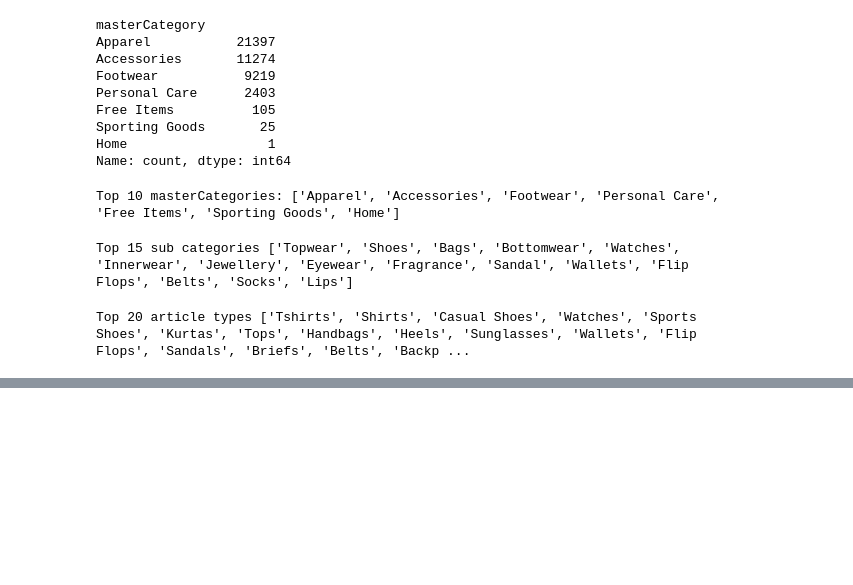
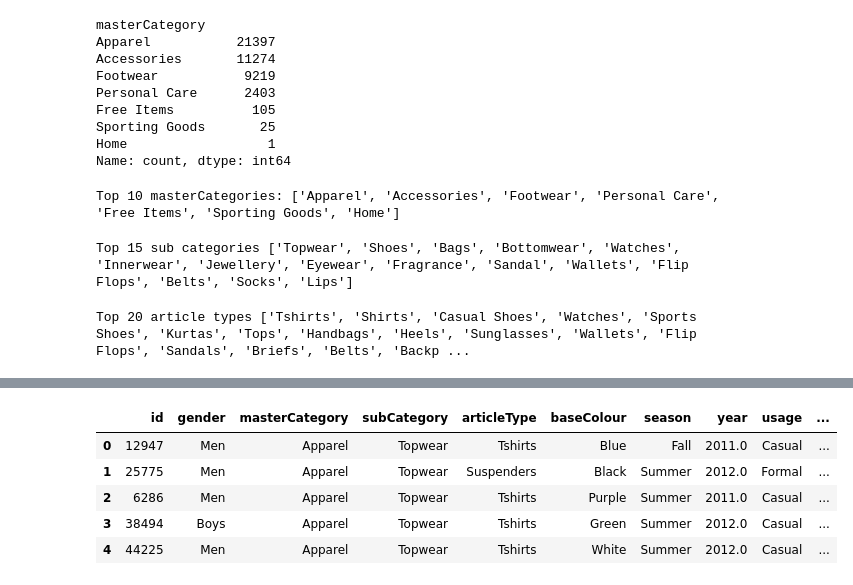
Before and after one commit to Anikrage/Visual_Product_Matcher, a Jupyter notebook: dataset_exploration.ipynb, the cells around one changed output, grey strips where cells are left out. Cells and saved outputs as stored; diff of their text form; code cells hidden in the pictures; blank space fills up the shorter version.

```diff
--- a/dataset_exploration.ipynb
+++ b/dataset_exploration.ipynb
@@ -101,0 +121,26 @@ Top 20 article types ['Tshirts', 'Shirts', 'Casual Shoes', 'Watches', 'Sports Sh
+# %%
+sampled_items=[]
+
+for master in top_master:
+    master_df=filtered_df[filtered_df['masterCategory']==master]
+
+    top_subs=master_df['subCategory'].value_counts().head(6).index
+
+    for sub in top_subs:
+        sub_df=master_df[master_df['subCategory']==sub]
+        nsample=min(15,len(sub_df))
+        if nsample >= 5:
+            sampled=sub_df.sample(n=nsample)
+            sampled_items.append(sampled)
+# %%
+final_dataset=pd.concat(sampled_items,ignore_index=True)
+final_dataset=final_dataset.drop_duplicates(subset=['id']).reset_index(drop=True)
+# %%
+final_dataset.head()
+# %% [output]
+|  | id | gender | masterCategory | subCategory | articleType | baseColour | season | year | usage | ... |
+| 0 | 12947 | Men | Apparel | Topwear | Tshirts | Blue | Fall | 2011.0 | Casual | ... |
+| 1 | 25775 | Men | Apparel | Topwear | Suspenders | Black | Summer | 2012.0 | Formal | ... |
+| 2 | 6286 | Men | Apparel | Topwear | Tshirts | Purple | Summer | 2011.0 | Casual | ... |
+| 3 | 38494 | Boys | Apparel | Topwear | Tshirts | Green | Summer | 2012.0 | Casual | ... |
+| 4 | 44225 | Men | Apparel | Topwear | Tshirts | White | Summer | 2012.0 | Casual | ... |
```
Also changed, not shown: parts of 18 cells of this notebook, 1 other file.
